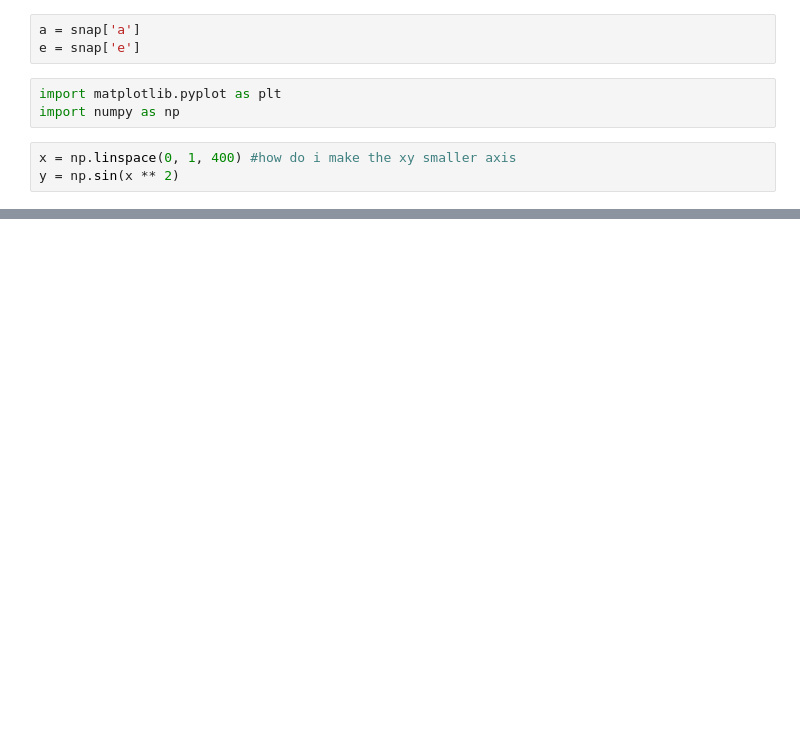
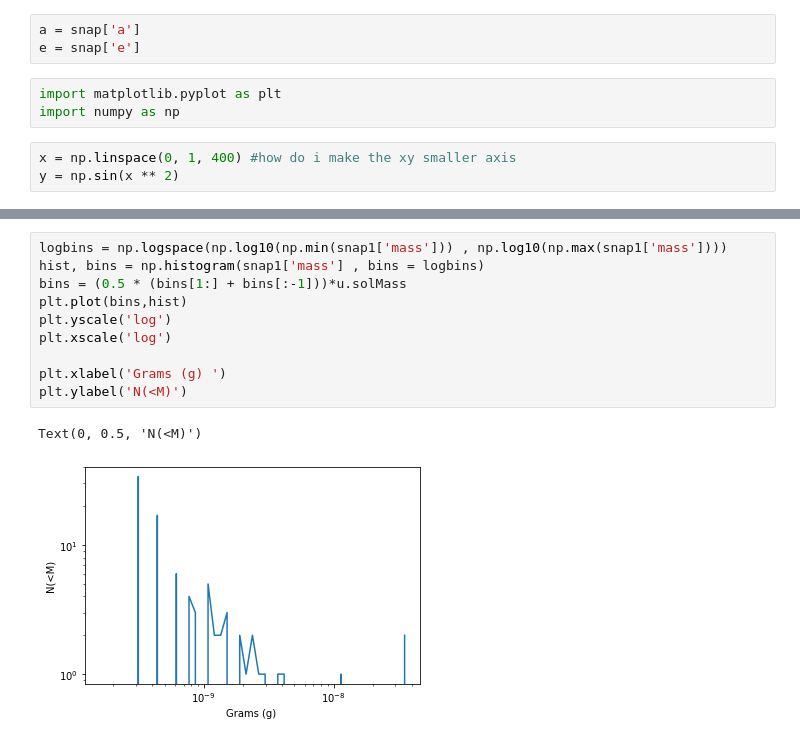
Before and after one commit to lynnngocnguyen/asteroids, a Jupyter notebook: plot semimajor asteroids_low_wide.ipynb, the cells around one changed output, grey strips where cells are left out. Cells and saved outputs as stored; diff of their text form; blank space fills up the shorter version.

```diff
--- a/plot semimajor asteroids_low_wide.ipynb
+++ b/plot semimajor asteroids_low_wide.ipynb
@@ -44,0 +84,13 @@ plt.tight_layout()
+# %%
+logbins = np.logspace(np.log10(np.min(snap1['mass'])) , np.log10(np.max(snap1['mass'])))
+hist, bins = np.histogram(snap1['mass'] , bins = logbins)
+bins = (0.5 * (bins[1:] + bins[:-1]))*u.solMass
+plt.plot(bins,hist)
+plt.yscale('log')
+plt.xscale('log')
+
+plt.xlabel('Grams (g) ')
+plt.ylabel('N(<M)')
+# %% [output]
+Text(0, 0.5, 'N(<M)')
+[figure, added]
```
Also changed, not shown: parts of 6 cells of this notebook, 12 other files.
